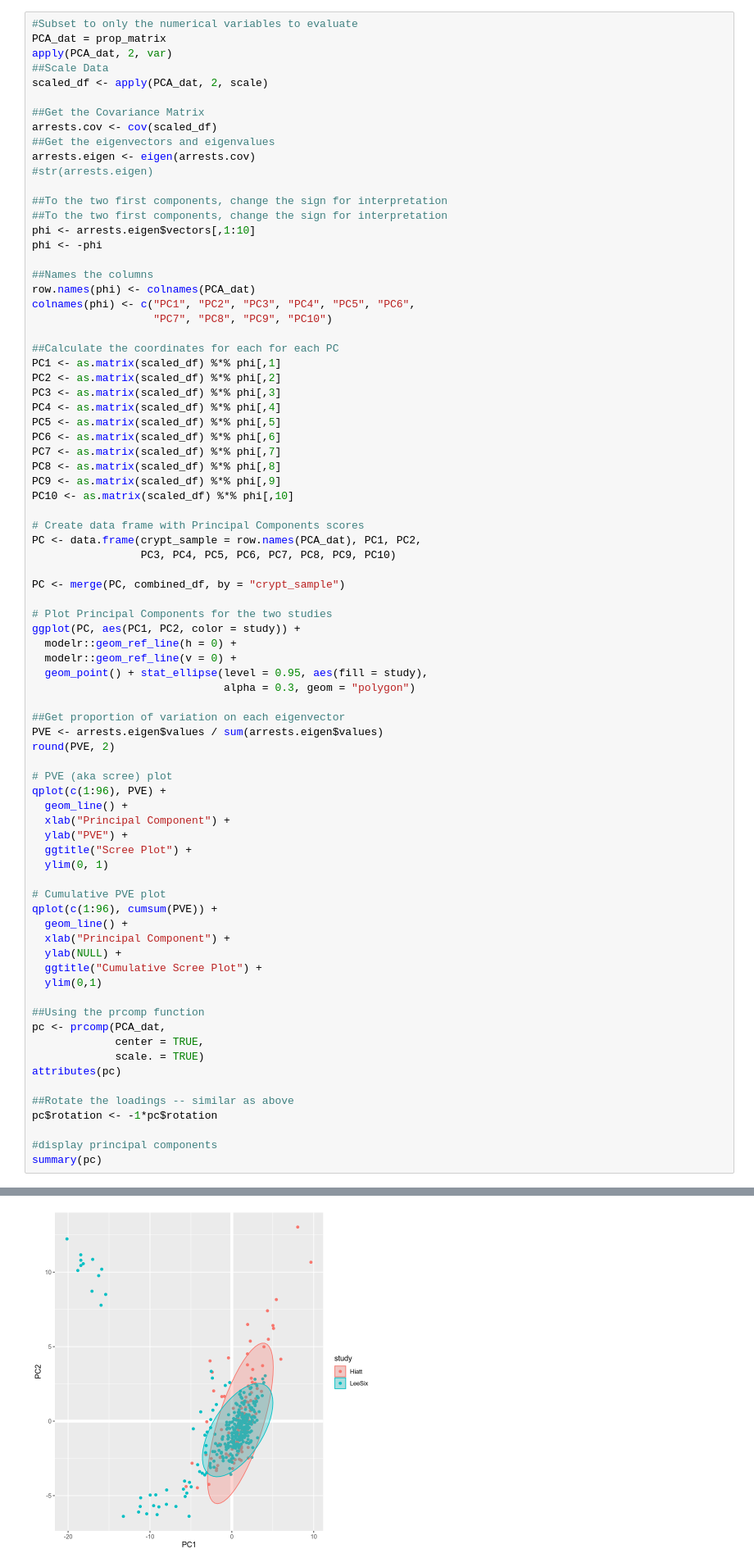
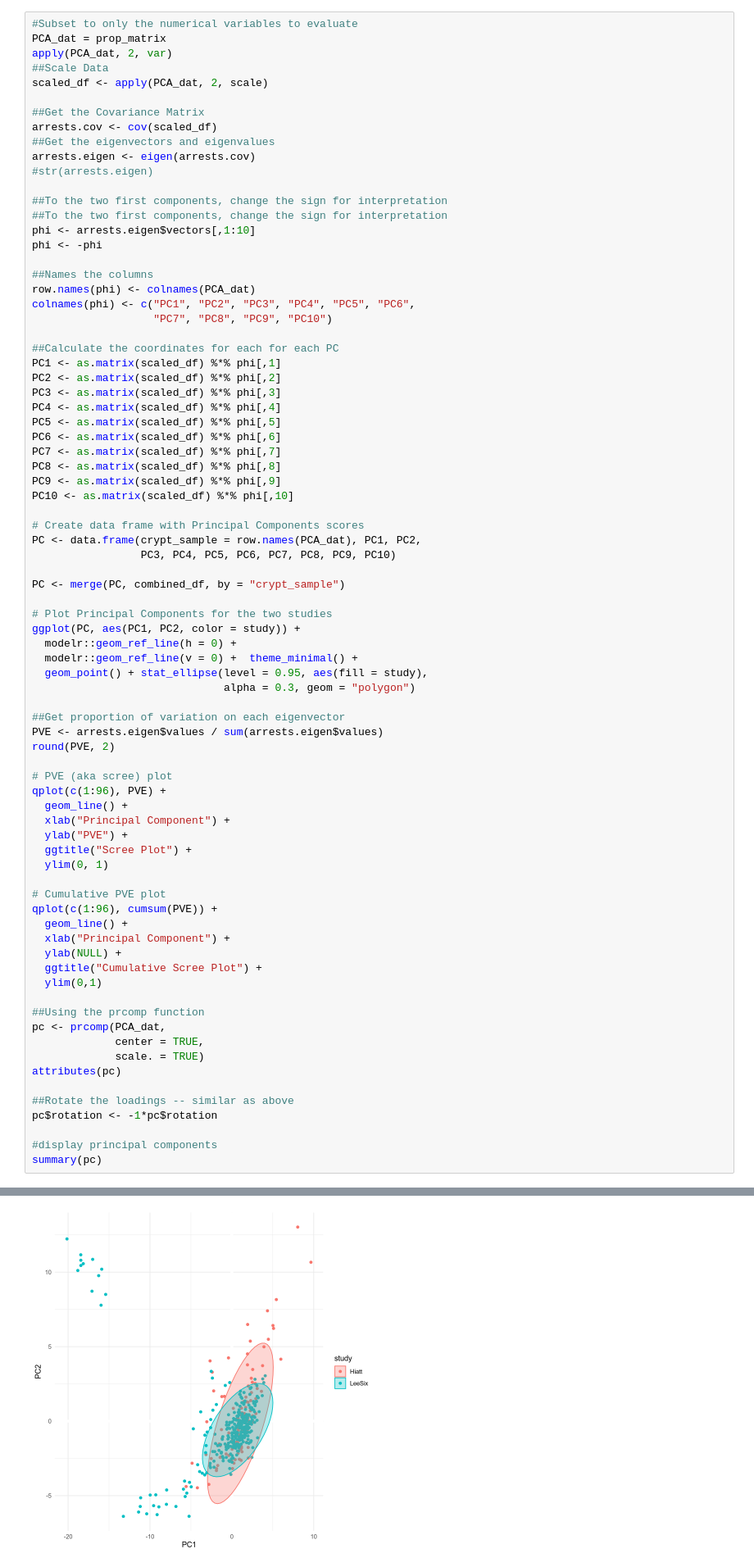
Before and after one commit to laurelhiatt/SEMIColon, a Jupyter notebook: scripts/figures/Figure1.ipynb, the cells around one changed output, grey strips where cells are left out. Shown at 82% size. Saved outputs shown, nothing was run; the diff lists cells and outputs as text.

```diff
--- a/scripts/figures/Figure1.ipynb
+++ b/scripts/figures/Figure1.ipynb
@@ -434,7 +436,7 @@ PC <- merge(PC, combined_df, by = "crypt_sample")
 # Plot Principal Components for the two studies
 ggplot(PC, aes(PC1, PC2, color = study)) +
   modelr::geom_ref_line(h = 0) +
-  modelr::geom_ref_line(v = 0) +
+  modelr::geom_ref_line(v = 0) +  theme_minimal() +
   geom_point() + stat_ellipse(level = 0.95, aes(fill = study),
                               alpha = 0.3, geom = "polygon")
 
@@ -483,31 +485,31 @@ summary(pc)
 [51] 4.316933e-06 5.192823e-05 3.162268e-06 3.134804e-06 6.347852e-07
 [56] 4.239558e-06 4.164881e-05 4.938523e-05 3.299124e-05 3.537944e-05
 [61] 8.551724e-05 2.785508e-06 6.946153e-05 4.343324e-05 2.634250e-05
 [66] 1.248467e-05 1.047759e-05 2.187227e-05 2.437290e-06 1.175314e-06
 [71] 8.093844e-06 7.872855e-06 1.318045e-04 9.622277e-05 2.140257e-05
 [76] 1.664465e-04 1.783228e-05 6.625367e-06 7.353179e-07 3.369892e-05
 [81] 7.108447e-05 5.884821e-05 2.722942e-05 5.479898e-05 3.014589e-05
 [86] 7.353854e-06 1.157122e-05 1.666535e-04 1.400734e-05 9.951248e-06
 [91] 8.755477e-06 2.346077e-04 5.472513e-06 4.552090e-06 4.099186e-06
 [96] 1.222695e-04
 Warning message:
 “Using `size` aesthetic for lines was deprecated in ggplot2 3.4.0.
 ℹ Please use `linewidth` instead.
 ℹ The deprecated feature was likely used in the modelr package.
   Please report the issue at <https://github.com/tidyverse/modelr/issues>.”
  [1] 0.16 0.10 0.09 0.05 0.04 0.03 0.03 0.02 0.02 0.02 0.01 0.01 0.01 0.01 0.01
 [16] 0.01 0.01 0.01 0.01 0.01 0.01 0.01 0.01 0.01 0.01 0.01 0.01 0.01 0.01 0.01
 [31] 0.01 0.01 0.01 0.01 0.01 0.01 0.01 0.01 0.01 0.01 0.01 0.01 0.01 0.01 0.01
 [46] 0.01 0.01 0.01 0.01 0.00 0.00 0.00 0.00 0.00 0.00 0.00 0.00 0.00 0.00 0.00
 [61] 0.00 0.00 0.00 0.00 0.00 0.00 0.00 0.00 0.00 0.00 0.00 0.00 0.00 0.00 0.00
 [76] 0.00 0.00 0.00 0.00 0.00 0.00 0.00 0.00 0.00 0.00 0.00 0.00 0.00 0.00 0.00
 [91] 0.00 0.00 0.00 0.00 0.00 0.00
 Warning message:
 “`qplot()` was deprecated in ggplot2 3.4.0.”
 Warning message:
 “Removed 1 row containing missing values or values outside the scale range
 (`geom_point()`).”
 Warning message:
 “Removed 1 row containing missing values or values outside the scale range
 (`geom_line()`).”
-[figure, old version]
+[figure, new version]
```
Also changed, not shown: parts of 11 cells of this notebook.
